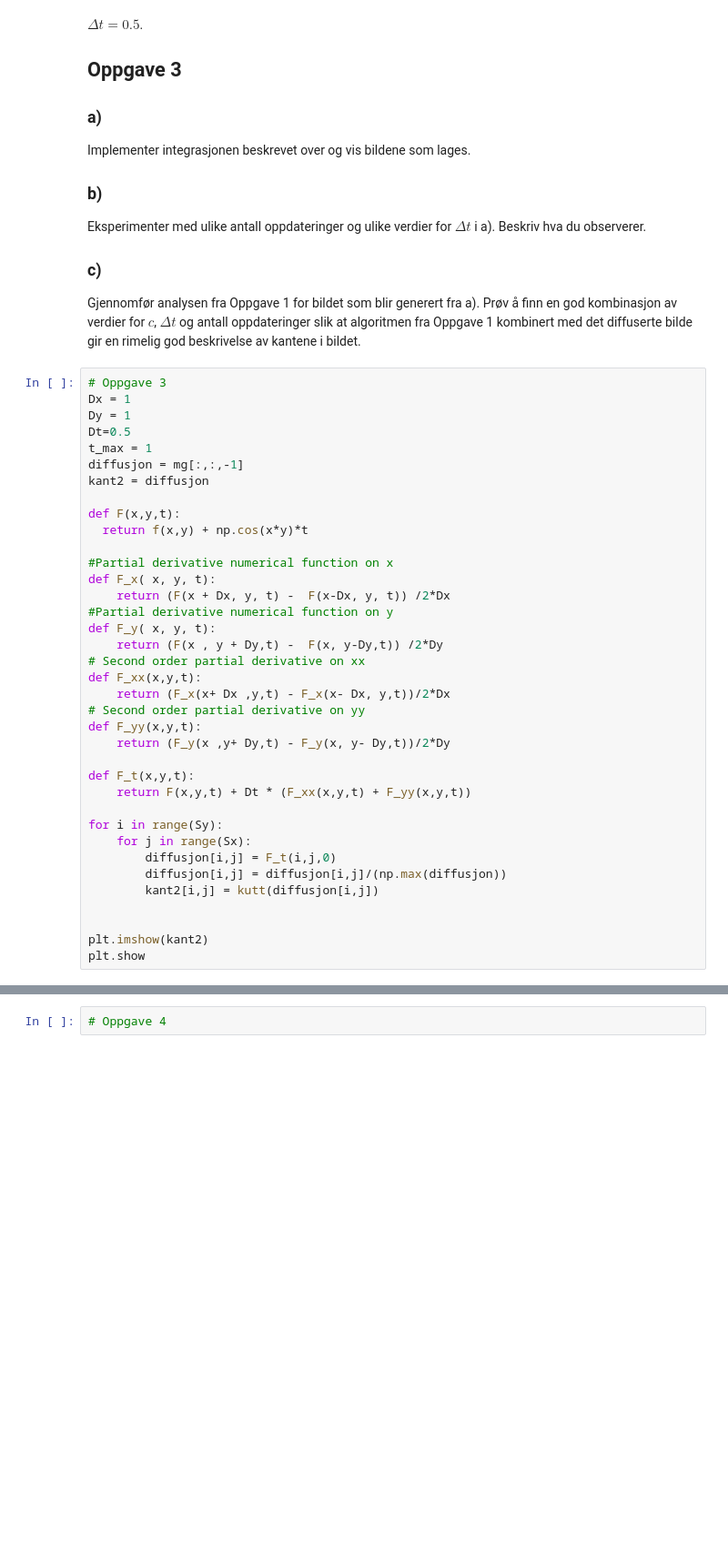
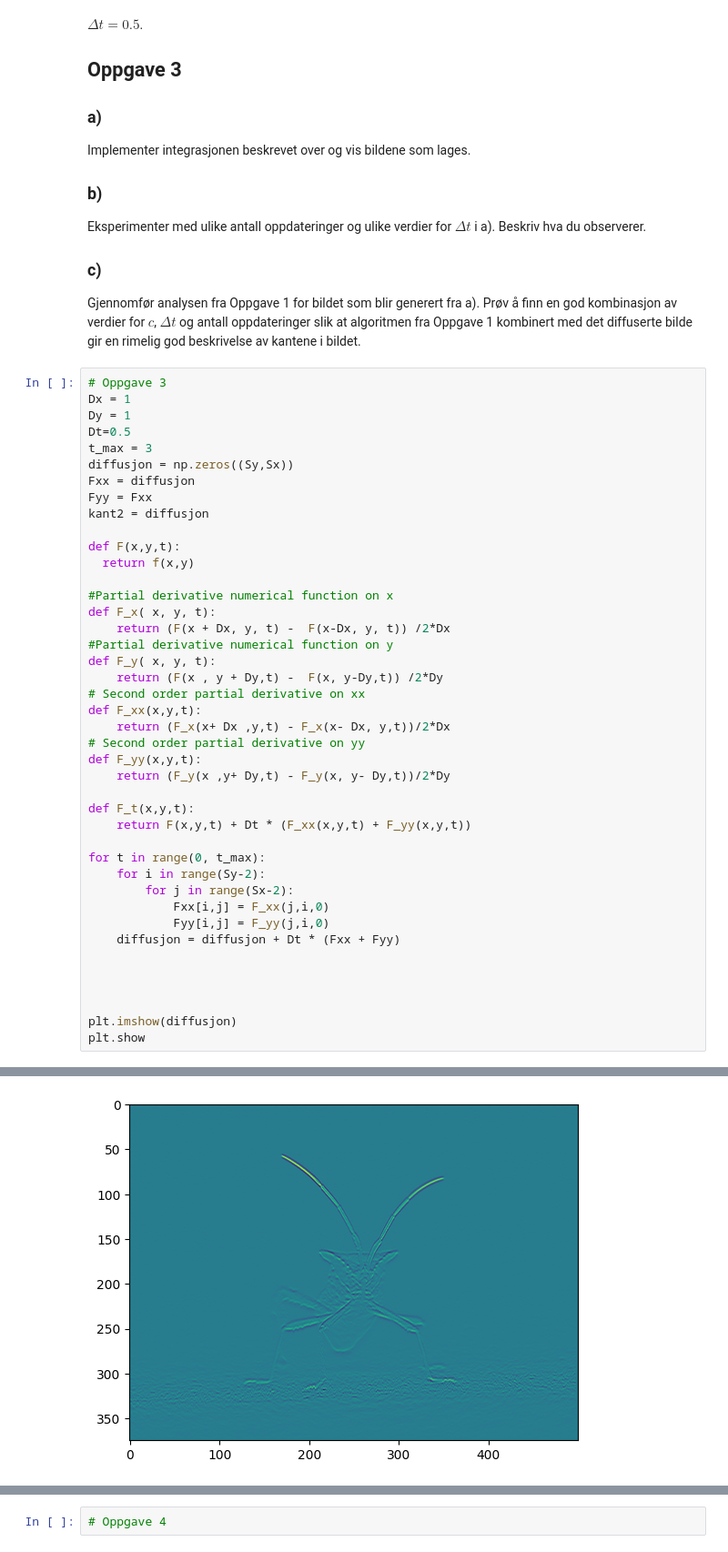
Before and after one commit to AugOks/Gruppe5Prosjekt, a Jupyter notebook: D_data.ipynb, the cells around one changed output, grey strips where cells are left out. Shown: that part at 91% size. Drawn from its saved outputs; the diff is of its cells as text; blank space fills up the shorter version.

```diff
--- a/D_data.ipynb
+++ b/D_data.ipynb
@@ -321,12 +322,14 @@ algoritmen fra Oppgave 1 kombinert med det diffuserte bilde gir en rimelig god b
 Dx = 1
 Dy = 1
 Dt=0.5
-t_max = 1
-diffusjon = mg[:,:,-1]
+t_max = 3
+diffusjon = np.zeros((Sy,Sx))
+Fxx = diffusjon
+Fyy = Fxx
 kant2 = diffusjon
 
 def F(x,y,t):
-  return f(x,y) + np.cos(x*y)*t
+  return f(x,y)
 
 #Partial derivative numerical function on x
 def F_x( x, y, t):
@@ -344,13 +347,16 @@ def F_yy(x,y,t):
 def F_t(x,y,t):
     return F(x,y,t) + Dt * (F_xx(x,y,t) + F_yy(x,y,t))
 
-for i in range(Sy):
-    for j in range(Sx):
-        diffusjon[i,j] = F_t(i,j,0)
-        diffusjon[i,j] = diffusjon[i,j]/(np.max(diffusjon))
-        kant2[i,j] = kutt(diffusjon[i,j])
+for t in range(0, t_max):
+    for i in range(Sy-2):
+        for j in range(Sx-2):
+            Fxx[i,j] = F_xx(j,i,0)
+            Fyy[i,j] = F_yy(j,i,0)
+    diffusjon = diffusjon + Dt * (Fxx + Fyy)
 
 
-plt.imshow(kant2)
+
+
+plt.imshow(diffusjon)
 plt.show
 # %% [output]
@@ -358,3 +364,4 @@ KeyboardInterrupt:
+[figure, added]
 # %% [markdown]
 ## 4. Mer diffusjon på et bilde
 
```
Also changed, not shown: parts of 2 cells of this notebook.
